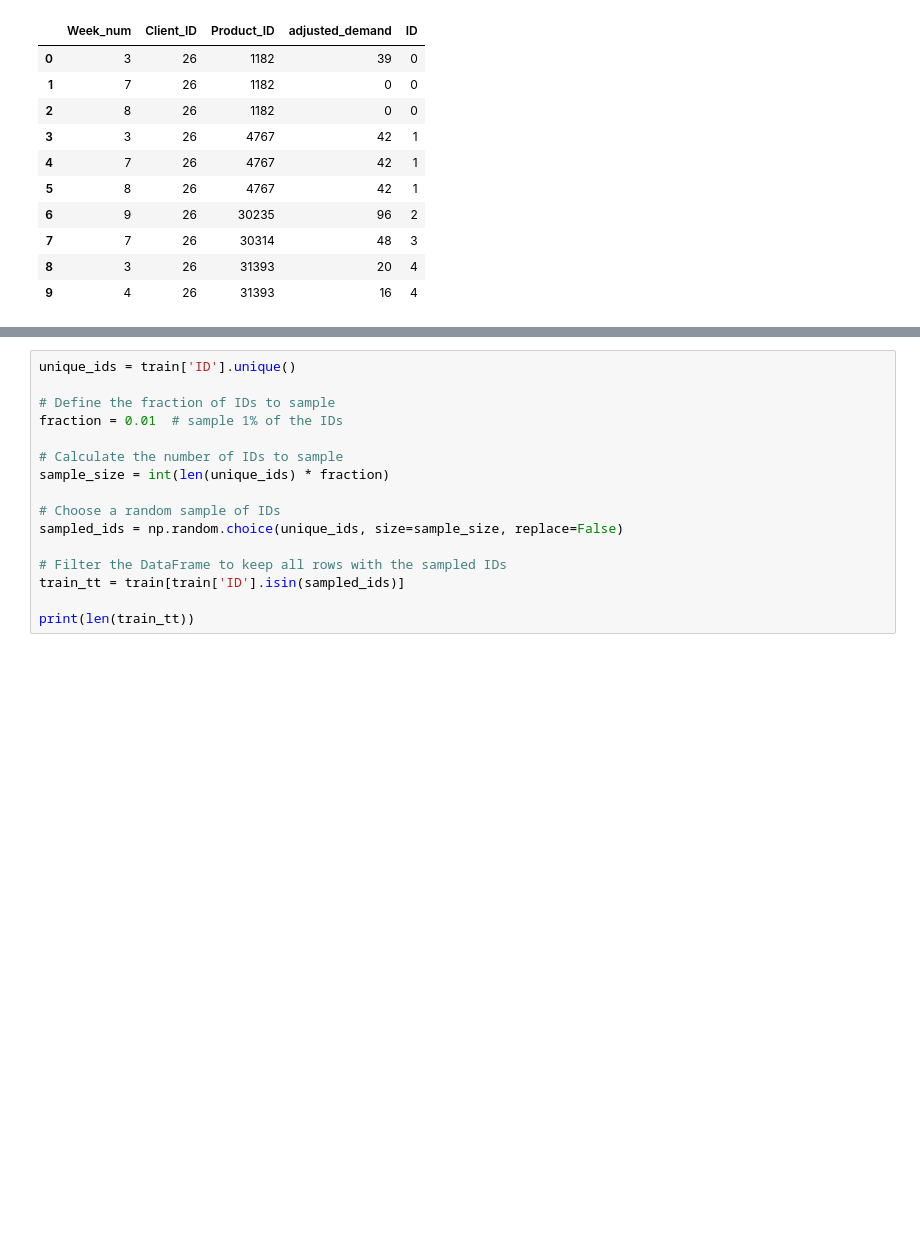
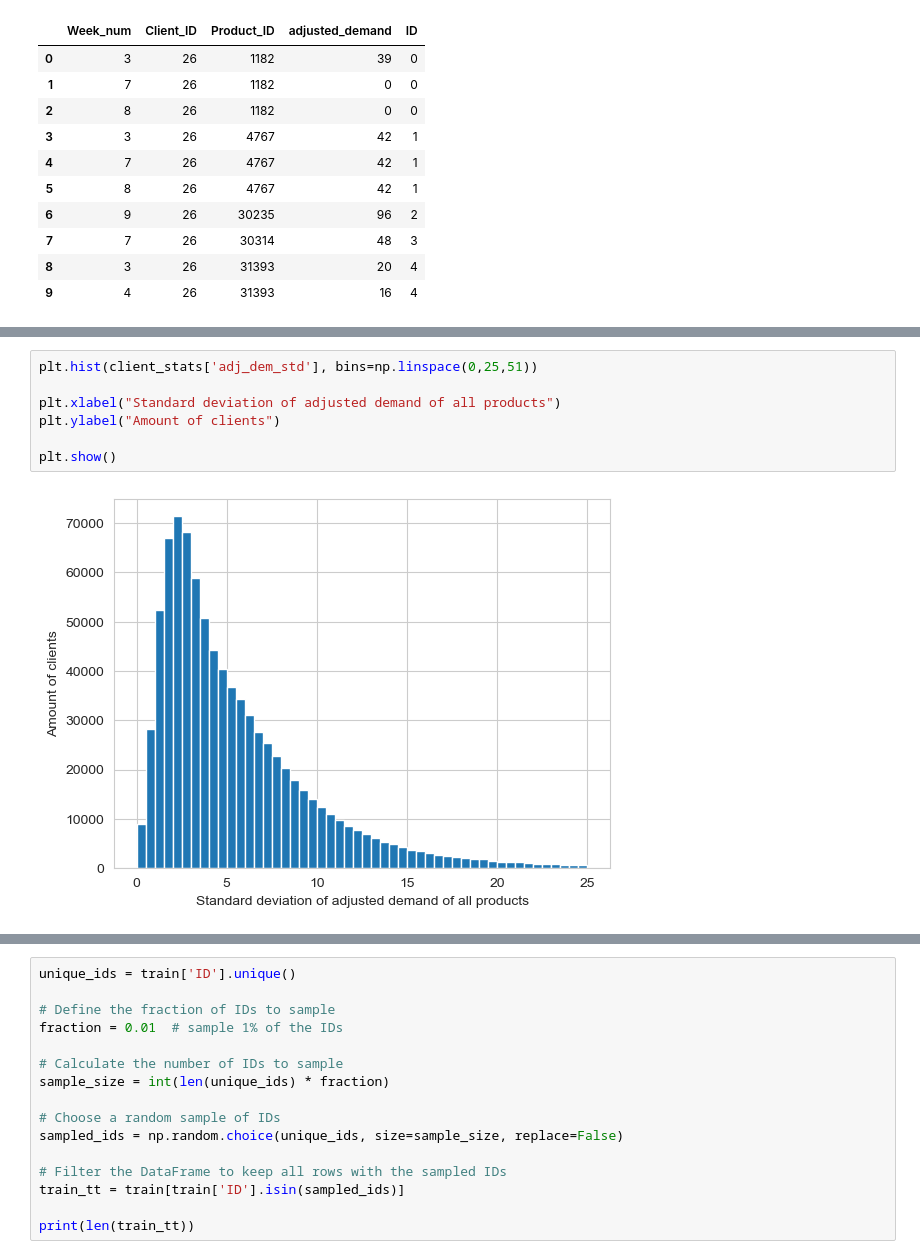
Before and after one commit to ElliotBlackstone/EWinter25_Product_Inventory, a Jupyter notebook: bakery_LR.ipynb, the cells around one changed output, grey strips where cells are left out. Saved outputs shown, nothing was run; the diff lists cells and outputs as text; blank space fills up the shorter version.

```diff
--- a/bakery_LR.ipynb
+++ b/bakery_LR.ipynb
@@ -102,0 +236,9 @@ test.head(10)
+# %%
+plt.hist(client_stats['adj_dem_std'], bins=np.linspace(0,25,51))
+
+plt.xlabel("Standard deviation of adjusted demand of all products")
+plt.ylabel("Amount of clients")
+
+plt.show()
+# %% [output]
+[figure, added]
```
Also changed, not shown: parts of 23 cells of this notebook, 1 other file.
